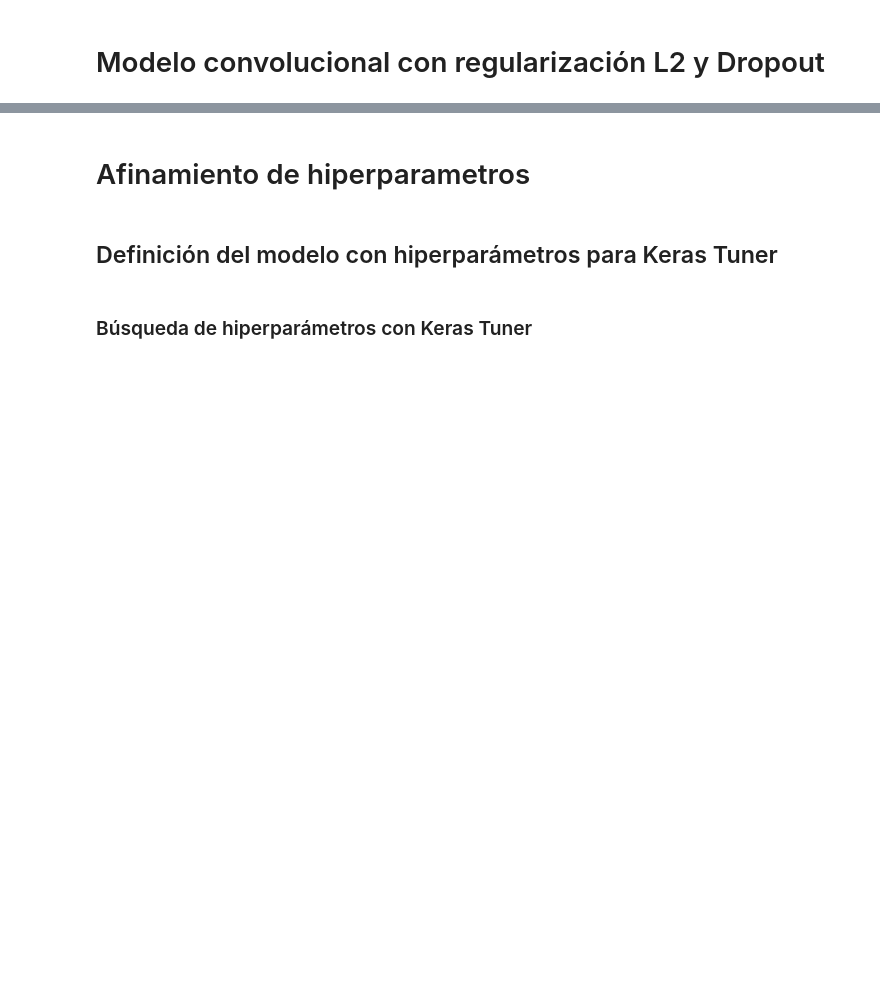
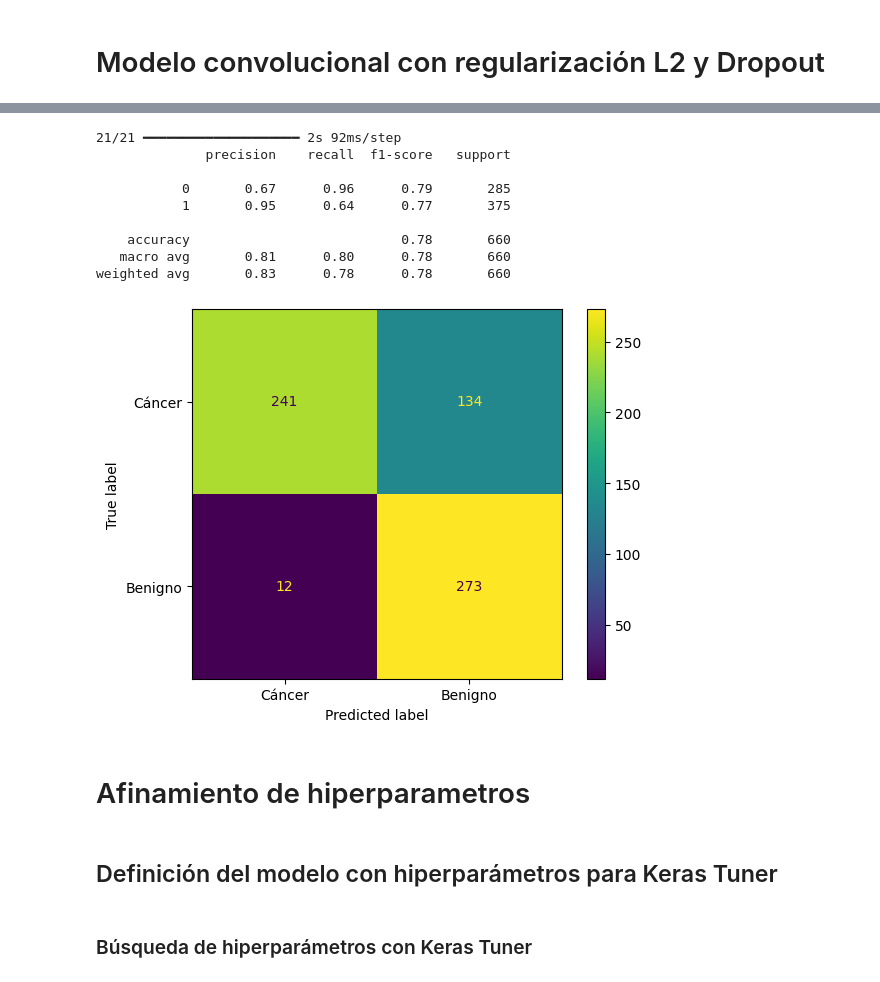
Before and after one commit to jruedaa/Aplicaciones_de_operaciones, a Jupyter notebook: c_modelos_conv.ipynb, the cells around one changed output, grey strips where cells are left out. Drawn from its saved outputs; the diff is of its cells as text; code cells hidden in the pictures; blank space fills up the shorter version.

```diff
--- a/c_modelos_conv.ipynb
+++ b/c_modelos_conv.ipynb
@@ -209,7 +248,7 @@ cnn_model2 = tf.keras.Sequential([
 ])
 # %%
 # Compilar modelo
-cnn_model2.compile(loss='binary_crossentropy', optimizer='adam', metrics=['AUC', 'accuracy'])
+cnn_model2.compile(loss='binary_crossentropy', optimizer='adam', metrics=['accuracy', 'AUC', 'Recall', 'Precision'])
 
 # Entrenar modelo
 cnn_model2.fit(x_train, y_train, batch_size=100, epochs=3, validation_data=(x_test, y_test))
@@ -224,3 +281,23 @@ Epoch 3/3
+# %%
+pred_test = (cnn_model2.predict(x_test) > 0.50).astype('int') # Predecir y aplicar umbral de 0.5 para convertir a clase 0 o 1
+cm = metrics.confusion_matrix(y_test, pred_test, labels=[1, 0])  # Calcular matriz de confusión
+disp = metrics.ConfusionMatrixDisplay(cm, display_labels=['Cáncer', 'Benigno']) # para visualizacion de matriz de confusion
+disp.plot()
+
+print(metrics.classification_report(y_test, pred_test)) # reporte con precisión, recall y f1-score
+
+#fc_model.save('salidas/model.keras') #Guardar modelo entrenado en caso de ser necesario
+# %% [output]
+21/21 ━━━━━━━━━━━━━━━━━━━━ 2s 92ms/step
+              precision    recall  f1-score   support
+
+           0       0.67      0.96      0.79       285
+           1       0.95      0.64      0.77       375
+
+    accuracy                           0.78       660
+   macro avg       0.81      0.80      0.78       660
+weighted avg       0.83      0.78      0.78       660
+[figure, added]
 # %% [markdown]
 # Afinamiento de hiperparametros
 # %% [markdown]
```
Also changed, not shown: parts of 11 cells of this notebook, 6 other files.
